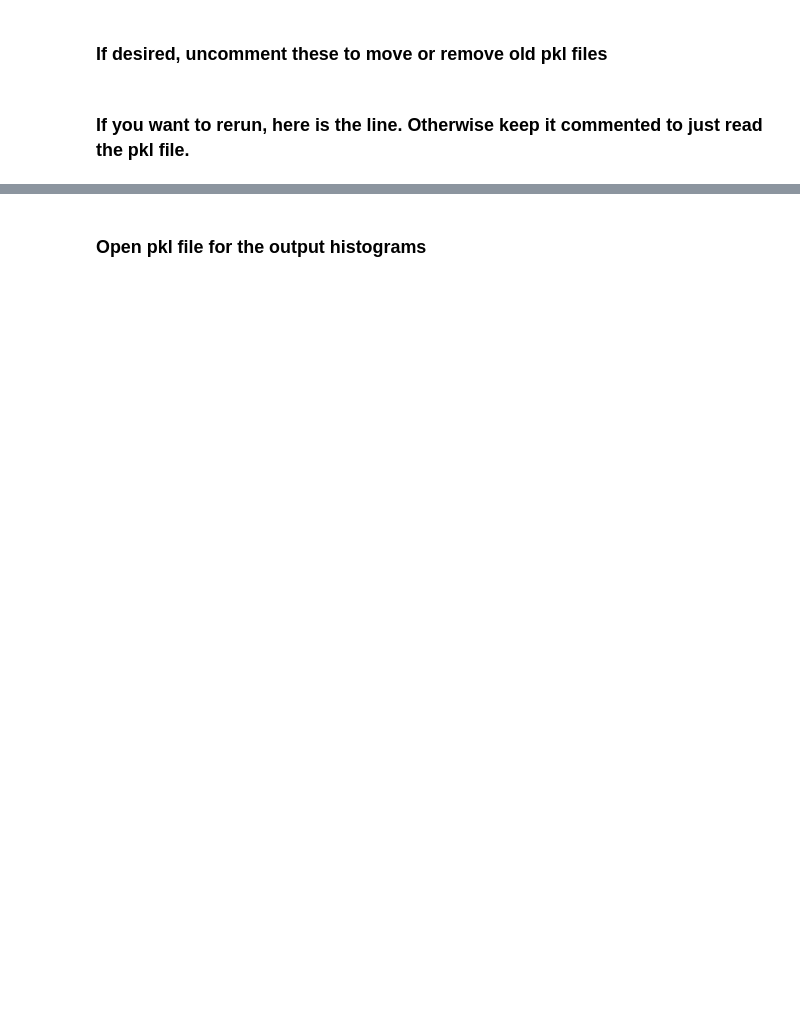
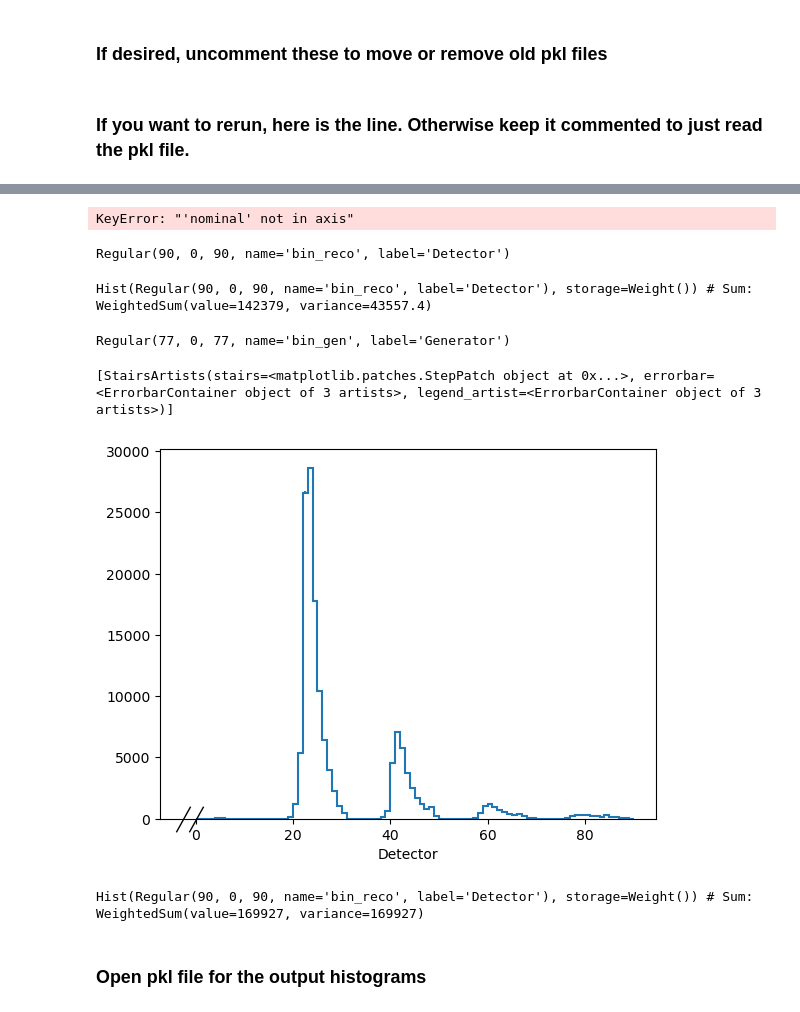
Before and after one commit to mandalaritra1/zjet, a Jupyter notebook: response_maker_nanov9.ipynb, the cells around one changed output, grey strips where cells are left out. Cells and saved outputs as stored; diff of their text form; code cells hidden in the pictures; blank space fills up the shorter version.

```diff
--- a/response_maker_nanov9.ipynb
+++ b/response_maker_nanov9.ipynb
@@ -127,0 +134,4 @@ Done running 2017
+# %%
+import pickle
+with open("qjetmass_zjets_gen__all_syst.pkl", "rb") as f:
+    output = pickle.load( f )
@@ -127,0 +158,6 @@ Done running 2017
+# %%
+import pickle
+with open("jackknife_output_5to9.pkl", "rb") as f:
+    output_jk = pickle.load( f )
+for i in range(5):
+    output_jk["jackknife_response_g"].project('jk', 'bin_reco')[i,:].plot()
@@ -127,0 +166,25 @@ Done running 2017
+# %%
+import pickle
+with open("qjetmass_zjets_reco.pkl", "rb") as f:
+    output = pickle.load( f )
+# %%
+output["tunfold_migration_u"][{'systematic': 'nominal'}].project('bin_reco')
+# %% [output]
+KeyError: "'nominal' not in axis"
+# %%
+output["tunfold_reco_g"].project('bin_reco').axes['bin_reco']
+# %% [output]
+Regular(90, 0, 90, name='bin_reco', label='Detector')
+# %%
+output["tunfold_reco_g"][{'systematic': 'nominal'}].project('bin_reco')
+# %% [output]
+Hist(Regular(90, 0, 90, name='bin_reco', label='Detector'), storage=Weight()) # Sum: WeightedSum(value=142379, variance=43557.4)
+# %%
+output["tunfold_migration_u"][{'systematic': 'nominal'}].project('bin_gen').axes['bin_gen']
+# %% [output]
+Regular(77, 0, 77, name='bin_gen', label='Generator')
+# %%
+output["tunfold_reco_u"][{'systematic': 'nominal'}].project('bin_reco').plot()
+# %% [output]
+[StairsArtists(stairs=<matplotlib.patches.StepPatch object at 0x...>, errorbar=<ErrorbarContainer object of 3 artists>, legend_artist=<ErrorbarContainer object of 3 artists>)]
+[figure, added]
@@ -128,3 +195,7 @@ Done running 2017
+# %%
+output["tunfold_reco_g"][{'systematic': 'nominal'}].project('bin_reco')
+# %% [output]
+Hist(Regular(90, 0, 90, name='bin_reco', label='Detector'), storage=Weight()) # Sum: WeightedSum(value=169927, variance=169927)
 # %%
 #len(f["Events"]['reco_jet_pt'].arrays())
 # %% [markdown]
```
Also changed, not shown: parts of 37 cells of this notebook, 10 other files.
